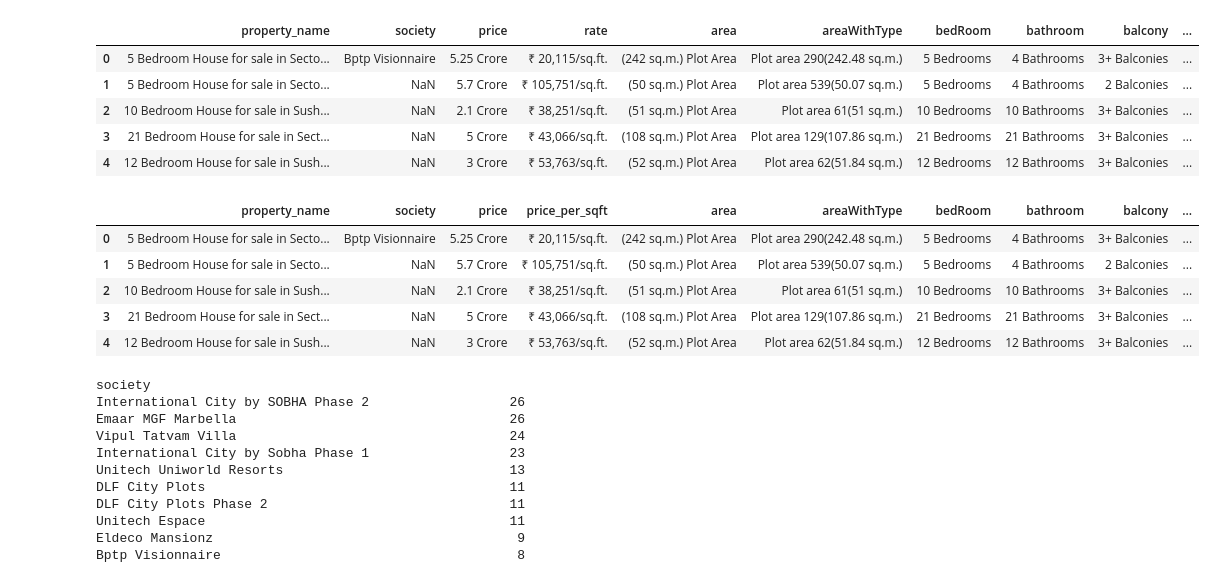
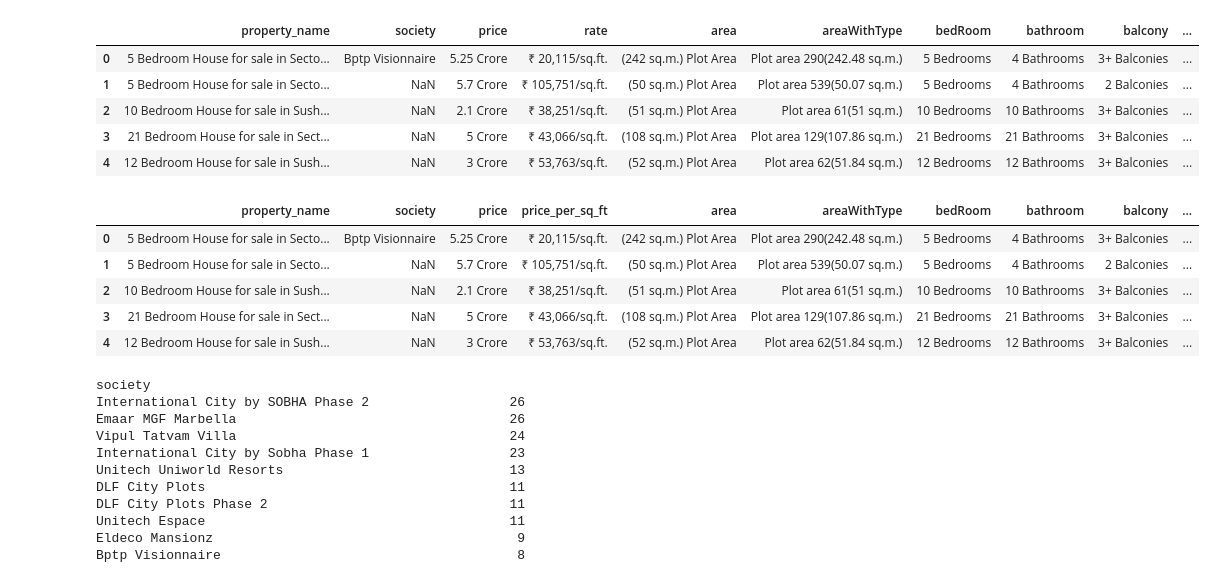
Before and after one commit to Anshuman-Chakraborty/real-estate-app, a Jupyter notebook: data_preprocessing/data-preprocessing-houses.ipynb, the cells around one changed output. Cells and saved outputs as stored; diff of their text form; code cells hidden in the pictures.

Commit message:
errors resolved - price_per_sqft -> price_per_sq_ft

```diff
--- a/data_preprocessing/data-preprocessing-houses.ipynb
+++ b/data_preprocessing/data-preprocessing-houses.ipynb
@@ -86,10 +86,10 @@ df.head()
 | 4 | 12 Bedroom House for sale in Sush... | NaN | 3 Crore | ₹ 53,763/sq.ft. | (52 sq.m.) Plot Area | Plot area 62(51.84 sq.m.) | 12 Bedrooms | 12 Bathrooms | 3+ Balconies | ... |
 # %%
 # rename columns
-df.rename(columns={'rate':'price_per_sqft'},inplace=True)
+df.rename(columns={'rate':'price_per_sq_ft'},inplace=True)
 df.head()
 # %% [output]
-|  | property_name | society | price | price_per_sqft | area | areaWithType | bedRoom | bathroom | balcony | ... |
+|  | property_name | society | price | price_per_sq_ft | area | areaWithType | bedRoom | bathroom | balcony | ... |
 | 0 | 5 Bedroom House for sale in Secto... | Bptp Visionnaire | 5.25 Crore | ₹ 20,115/sq.ft. | (242 sq.m.) Plot Area | Plot area 290(242.48 sq.m.) | 5 Bedrooms | 4 Bathrooms | 3+ Balconies | ... |
 | 1 | 5 Bedroom House for sale in Secto... | NaN | 5.7 Crore | ₹ 105,751/sq.ft. | (50 sq.m.) Plot Area | Plot area 539(50.07 sq.m.) | 5 Bedrooms | 4 Bathrooms | 2 Balconies | ... |
 | 2 | 10 Bedroom House for sale in Sush... | NaN | 2.1 Crore | ₹ 38,251/sq.ft. | (51 sq.m.) Plot Area | Plot area 61(51 sq.m.) | 10 Bedrooms | 10 Bathrooms | 3+ Balconies | ... |
```
Also changed, not shown: parts of 6 cells of this notebook, 3 other files.
